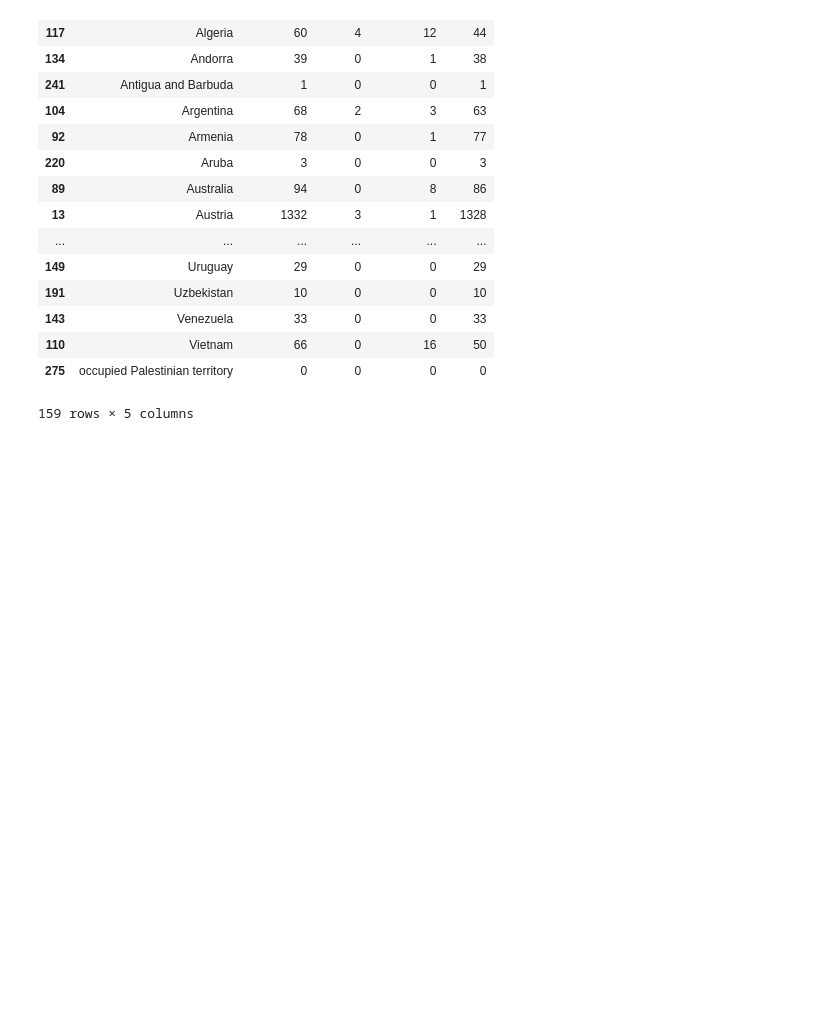
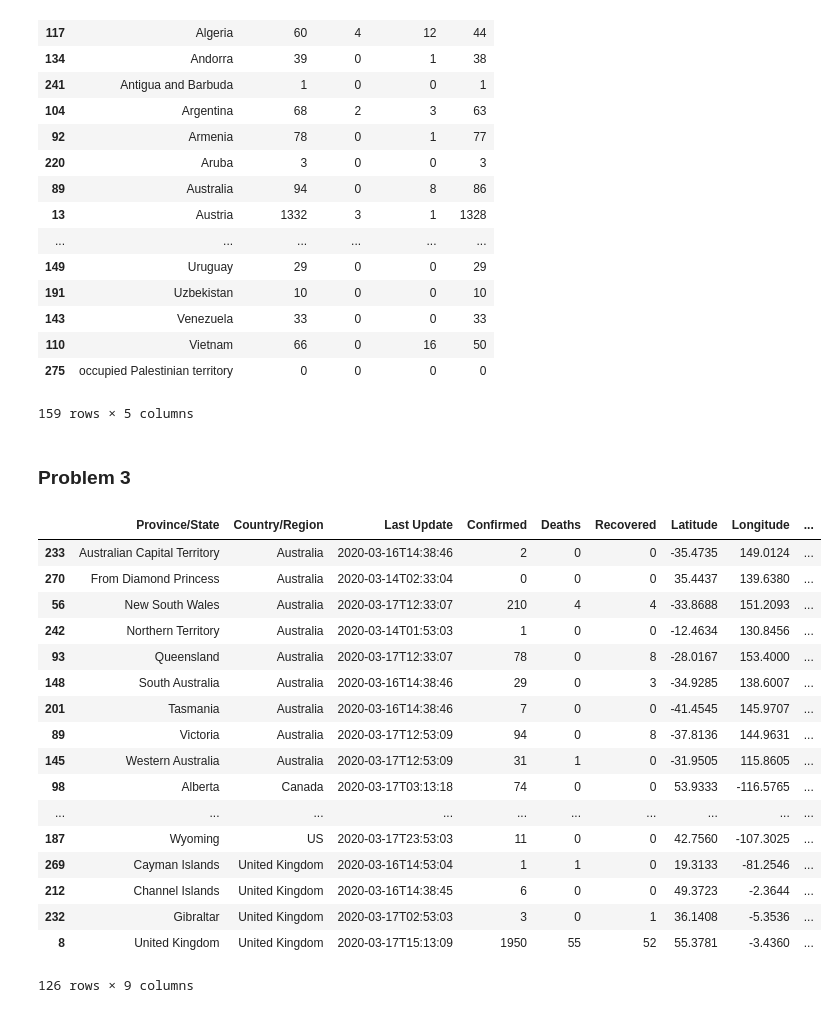
Before and after one commit to mreddy1992/learn-pandas, a Jupyter notebook: covid19-eda.ipynb, the cells around one changed output. Drawn from its saved outputs; the diff is of its cells as text; code cells hidden in the pictures; blank space fills up the shorter version.

Commit message:
covid-19-eda: day2 solutions

```diff
--- a/covid19-eda.ipynb
+++ b/covid19-eda.ipynb
@@ -2,6 +2,7 @@
 import numpy as np
 import pandas as pd
 import datetime
+pd.set_option('display.max_rows', None)
 # %%
 covid_data= pd.read_csv('https://raw.githubusercontent.com/CSSEGISandData/COVID-19/master/csse_covid_19_data/csse_covid_19_daily_reports/03-17-2020.csv')
 # %% [markdown]
@@ -86,3 +87,28 @@ covid_data_latest_cases_country_wise_required
 | 110 | Vietnam | 66 | 0 | 16 | 50 |
 | 275 | occupied Palestinian territory | 0 | 0 | 0 | 0 |
 159 rows × 5 columns
+# %% [markdown]
+### Problem 3
+# %%
+covid_data_latest_cases_country_state_wise = covid_data.loc[covid_data.groupby(['Country/Region', 'Province/State'])['Last Update Time Stamp'].idxmax()]
+# %%
+covid_data_latest_cases_country_state_wise
+# %% [output]
+|  | Province/State | Country/Region | Last Update | Confirmed | Deaths | Recovered | Latitude | Longitude | ... |
+| 233 | Australian Capital Territory | Australia | 2020-03-16T14:38:46 | 2 | 0 | 0 | -35.4735 | 149.0124 | ... |
+| 270 | From Diamond Princess | Australia | 2020-03-14T02:33:04 | 0 | 0 | 0 | 35.4437 | 139.6380 | ... |
+| 56 | New South Wales | Australia | 2020-03-17T12:33:07 | 210 | 4 | 4 | -33.8688 | 151.2093 | ... |
+| 242 | Northern Territory | Australia | 2020-03-14T01:53:03 | 1 | 0 | 0 | -12.4634 | 130.8456 | ... |
+| 93 | Queensland | Australia | 2020-03-17T12:33:07 | 78 | 0 | 8 | -28.0167 | 153.4000 | ... |
+| 148 | South Australia | Australia | 2020-03-16T14:38:46 | 29 | 0 | 3 | -34.9285 | 138.6007 | ... |
+| 201 | Tasmania | Australia | 2020-03-16T14:38:46 | 7 | 0 | 0 | -41.4545 | 145.9707 | ... |
+| 89 | Victoria | Australia | 2020-03-17T12:53:09 | 94 | 0 | 8 | -37.8136 | 144.9631 | ... |
+| 145 | Western Australia | Australia | 2020-03-17T12:53:09 | 31 | 1 | 0 | -31.9505 | 115.8605 | ... |
+| 98 | Alberta | Canada | 2020-03-17T03:13:18 | 74 | 0 | 0 | 53.9333 | -116.5765 | ... |
+| ... | ... | ... | ... | ... | ... | ... | ... | ... | ... |
+| 187 | Wyoming | US | 2020-03-17T23:53:03 | 11 | 0 | 0 | 42.7560 | -107.3025 | ... |
+| 269 | Cayman Islands | United Kingdom | 2020-03-16T14:53:04 | 1 | 1 | 0 | 19.3133 | -81.2546 | ... |
+| 212 | Channel Islands | United Kingdom | 2020-03-16T14:38:45 | 6 | 0 | 0 | 49.3723 | -2.3644 | ... |
+| 232 | Gibraltar | United Kingdom | 2020-03-17T02:53:03 | 3 | 0 | 1 | 36.1408 | -5.3536 | ... |
+| 8 | United Kingdom | United Kingdom | 2020-03-17T15:13:09 | 1950 | 55 | 52 | 55.3781 | -3.4360 | ... |
+126 rows × 9 columns
```
Also changed, not shown: parts of 7 cells of this notebook.
